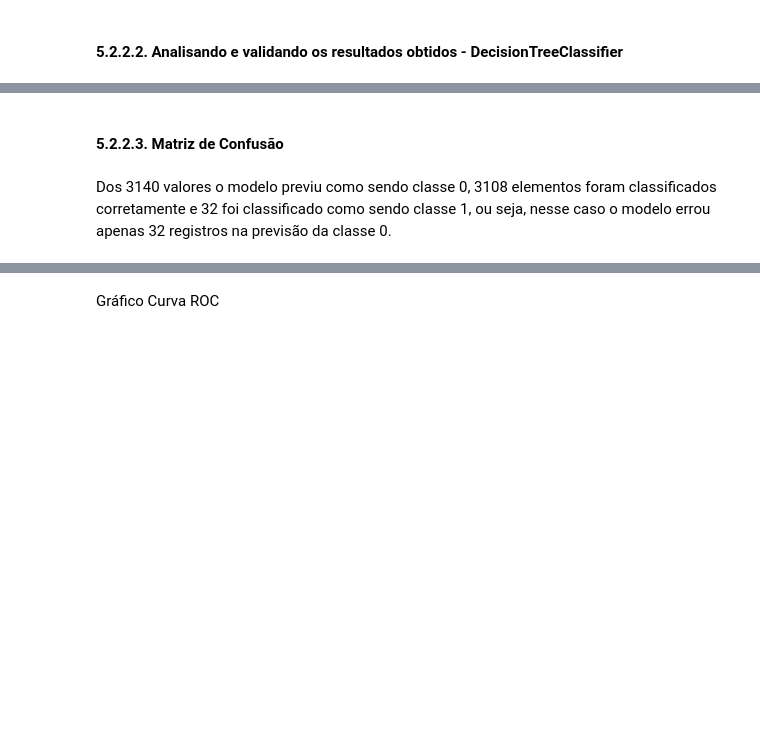
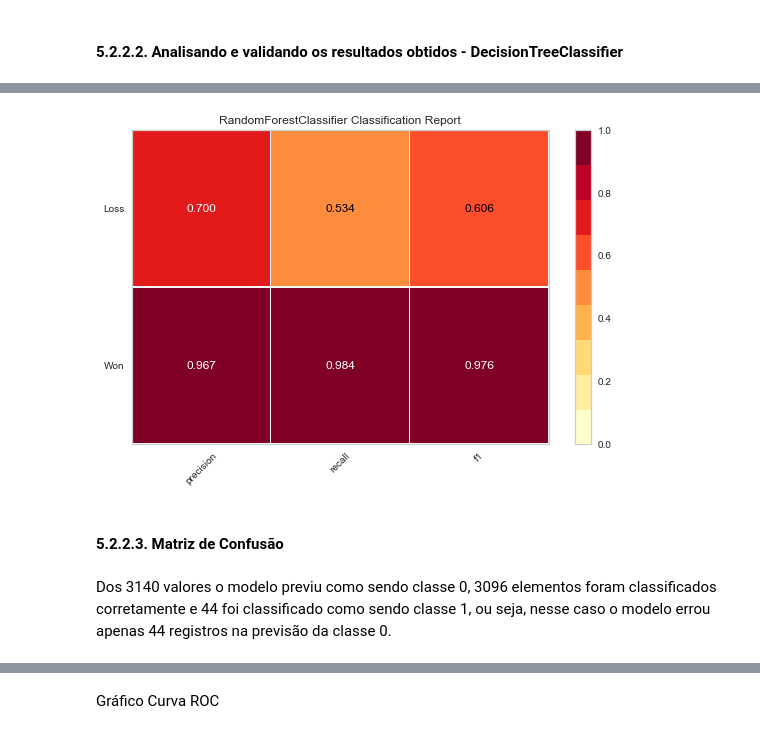
Before and after one commit to karenyov/TCC_PUC_BigData, a Jupyter notebook: TCC - PUC Minas.ipynb, the cells around one changed output, grey strips where cells are left out. Cells and saved outputs as stored; diff of their text form; code cells hidden in the pictures; blank space fills up the shorter version.

```diff
--- a/TCC - PUC Minas.ipynb
+++ b/TCC - PUC Minas.ipynb
@@ -1315,7 +1334,15 @@ Accuracy: 0.9562890276538805
+# %%
+# Instanciando o modelo de classificação e o objeto visualizer
+visualizer = ClassificationReport(rfc, classes=['Won','Loss'])
+visualizer.fit(train_X, train_y) # adicionando o resultado do modelo no objeto visualizer
+visualizer.score(test_X, test_y) # adicionando resultados da base de teste
+g = visualizer.poof() # desenha o gráfico
+# %% [output]
+[figure, added]
 # %% [markdown]
 #### 5.2.2.3. Matriz de Confusão
 # %% [markdown]
-Dos 3140 valores o modelo previu como sendo classe 0, 3108 elementos foram classificados corretamente e 32 foi classificado como sendo classe 1, ou seja, nesse caso o modelo errou apenas 32 registros na previsão da classe 0.
+Dos 3140 valores o modelo previu como sendo classe 0, 3096 elementos foram classificados corretamente e 44 foi classificado como sendo classe 1, ou seja, nesse caso o modelo errou apenas 44 registros na previsão da classe 0.
 # %%
 # A matriz de confusão é uma tabela que mostra as frequências classificação para cada classe do modelo.
 print (pd.crosstab(test_y, pred_rfc, rownames=['Real'], colnames=['Predito'], margins=True))
```
Also changed, not shown: parts of 23 cells of this notebook.
